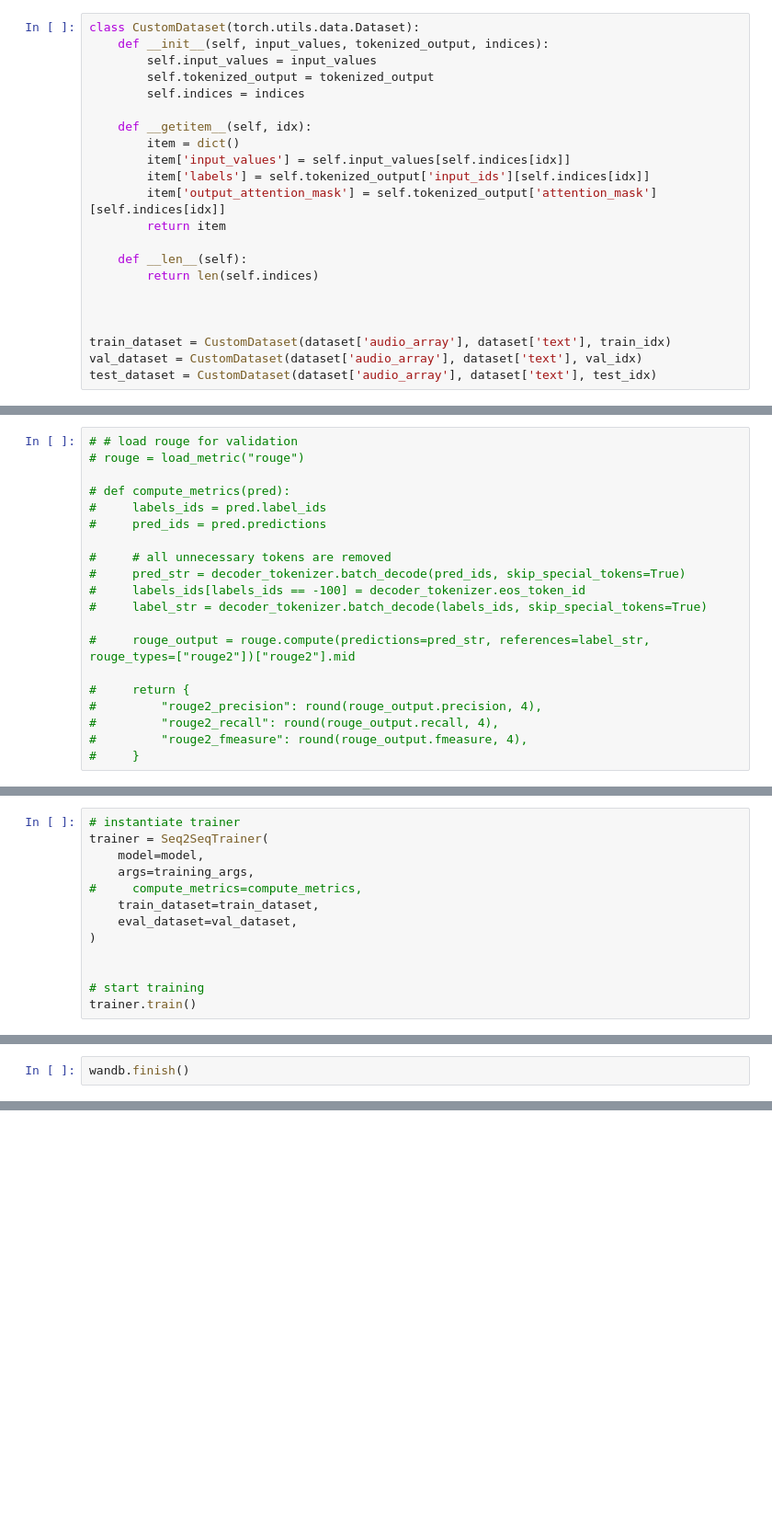
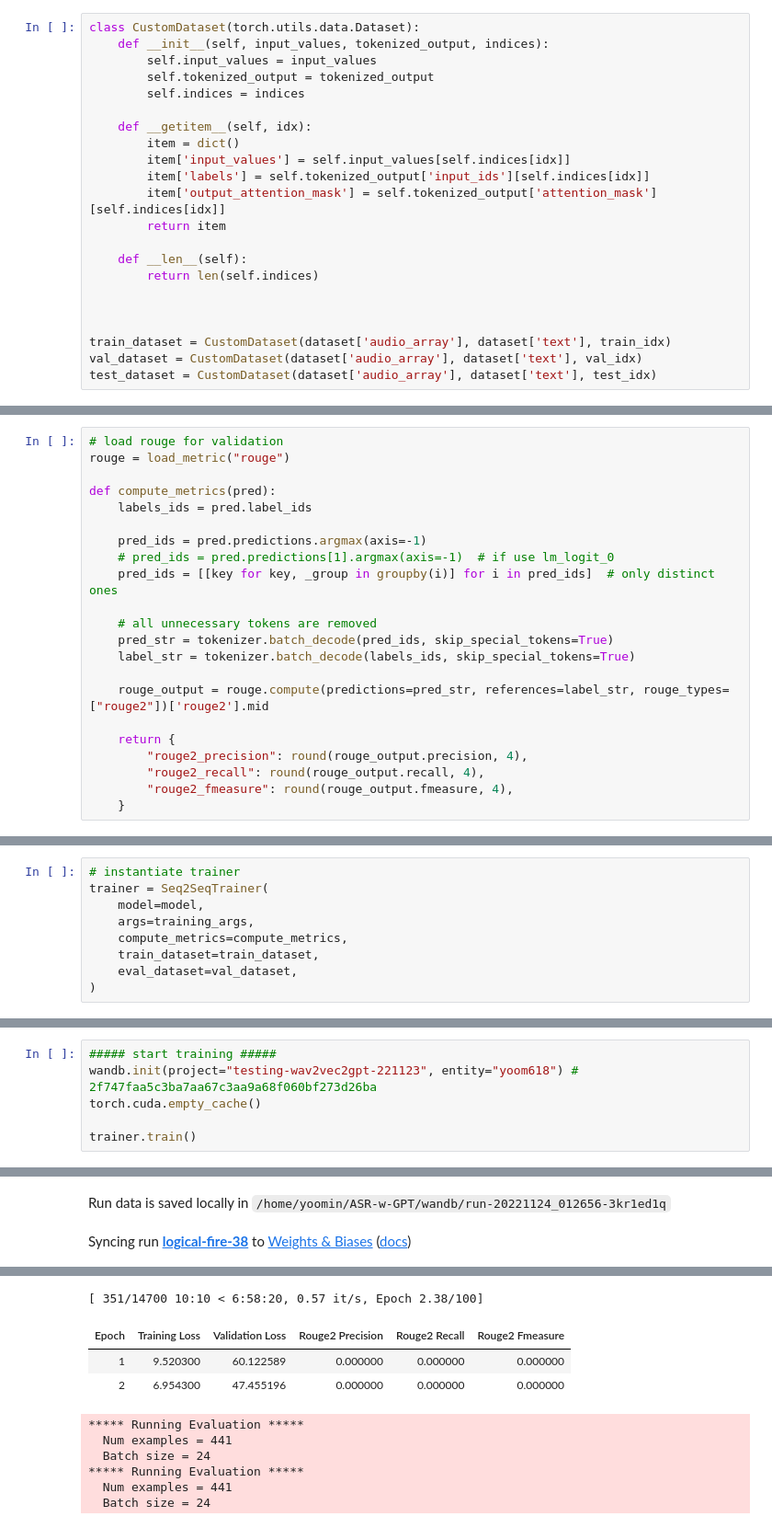
Before and after one commit to yoom618/ASR-w-GPT, a Jupyter notebook: Wav2Vec2GPT-Testing-Copy2.ipynb, the cells around one changed output, grey strips where cells are left out. Shown at 92% size. Cells and saved outputs as stored; diff of their text form; blank space fills up the shorter version.

```diff
--- a/Wav2Vec2GPT-Testing-Copy2.ipynb
+++ b/Wav2Vec2GPT-Testing-Copy2.ipynb
@@ -201,21 +286,23 @@ Some weights of the model checkpoint at facebook/wav2vec2-base-960h were not use
 # %%
-# # load rouge for validation
-# rouge = load_metric("rouge")
+# load rouge for validation
+rouge = load_metric("rouge")
 
-# def compute_metrics(pred):
-#     labels_ids = pred.label_ids
-#     pred_ids = pred.predictions
+def compute_metrics(pred):
+    labels_ids = pred.label_ids
 
-#     # all unnecessary tokens are removed
-#     pred_str = decoder_tokenizer.batch_decode(pred_ids, skip_special_tokens=True)
-#     labels_ids[labels_ids == -100] = decoder_tokenizer.eos_token_id
-#     label_str = decoder_tokenizer.batch_decode(labels_ids, skip_special_tokens=True)
+    pred_ids = pred.predictions.argmax(axis=-1)
+    # pred_ids = pred.predictions[1].argmax(axis=-1)  # if use lm_logit_0
+    pred_ids = [[key for key, _group in groupby(i)] for i in pred_ids]  # only distinct ones
 
-#     rouge_output = rouge.compute(predictions=pred_str, references=label_str, rouge_types=["rouge2"])["rouge2"].mid
+    # all unnecessary tokens are removed
+    pred_str = tokenizer.batch_decode(pred_ids, skip_special_tokens=True)
+    label_str = tokenizer.batch_decode(labels_ids, skip_special_tokens=True)
 
-#     return {
-#         "rouge2_precision": round(rouge_output.precision, 4),
-#         "rouge2_recall": round(rouge_output.recall, 4),
-#         "rouge2_fmeasure": round(rouge_output.fmeasure, 4),
-#     }
+    rouge_output = rouge.compute(predictions=pred_str, references=label_str, rouge_types=["rouge2"])['rouge2'].mid
+
+    return {
+        "rouge2_precision": round(rouge_output.precision, 4),
+        "rouge2_recall": round(rouge_output.recall, 4),
+        "rouge2_fmeasure": round(rouge_output.fmeasure, 4),
+    }
 # %%
@@ -254,11 +340,7 @@ training_args = Seq2SeqTrainingArguments(
 trainer = Seq2SeqTrainer(
     model=model,
     args=training_args,
-#     compute_metrics=compute_metrics,
+    compute_metrics=compute_metrics,
     train_dataset=train_dataset,
     eval_dataset=val_dataset,
 )
-
-
-# start training
-trainer.train()
@@ -276,2 +347,7 @@ Automatic Weights & Biases logging enabled, to disable set os.environ["WANDB_DIS
 # %%
-wandb.finish()
+##### start training #####
+wandb.init(project="testing-wav2vec2gpt-221123", entity="yoom618") # 2f747faa5c3ba7aa67c3aa9a68f060bf273d26ba
+torch.cuda.empty_cache()
+
+trainer.train()
+# %% [output]
@@ -277,0 +357,2 @@ wandb.finish()
+Run data is saved locally in /home/yoomin/ASR-w-GPT/wandb/run-20221124_012656-3kr1ed1q
+Syncing run logical-fire-38 to Weights & Biases (docs)
@@ -277,0 +371,10 @@ wandb.finish()
+[ 351/14700 10:10 < 6:58:20, 0.57 it/s, Epoch 2.38/100]
+| Epoch | Training Loss | Validation Loss | Rouge2 Precision | Rouge2 Recall | Rouge2 Fmeasure |
+| 1 | 9.520300 | 60.122589 | 0.000000 | 0.000000 | 0.000000 |
+| 2 | 6.954300 | 47.455196 | 0.000000 | 0.000000 | 0.000000 |
+***** Running Evaluation *****
+  Num examples = 441
+  Batch size = 24
+***** Running Evaluation *****
+  Num examples = 441
+  Batch size = 24
```
Also changed, not shown: parts of 33 cells of this notebook, 12 other files.
